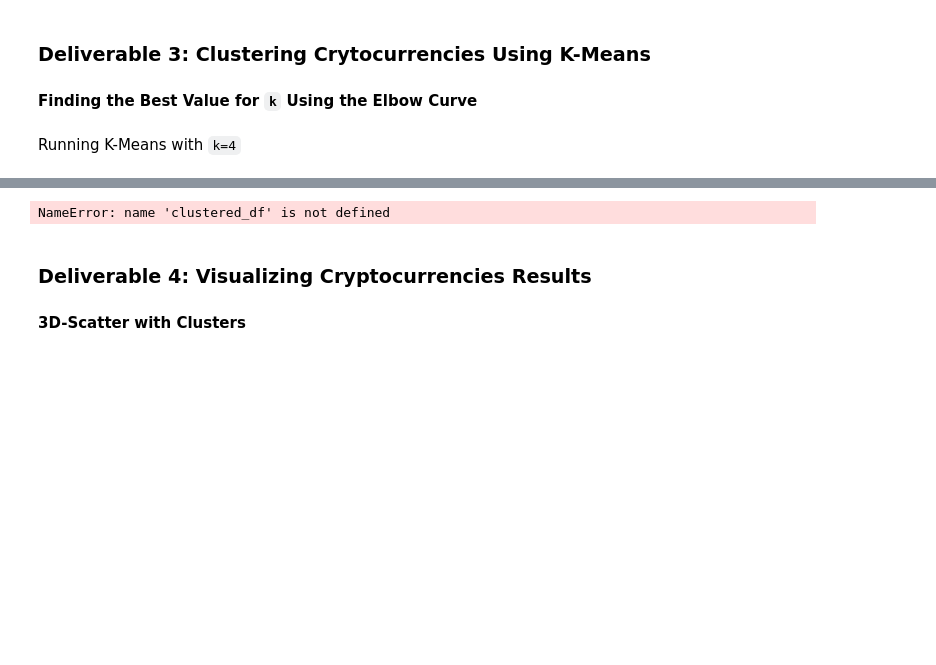
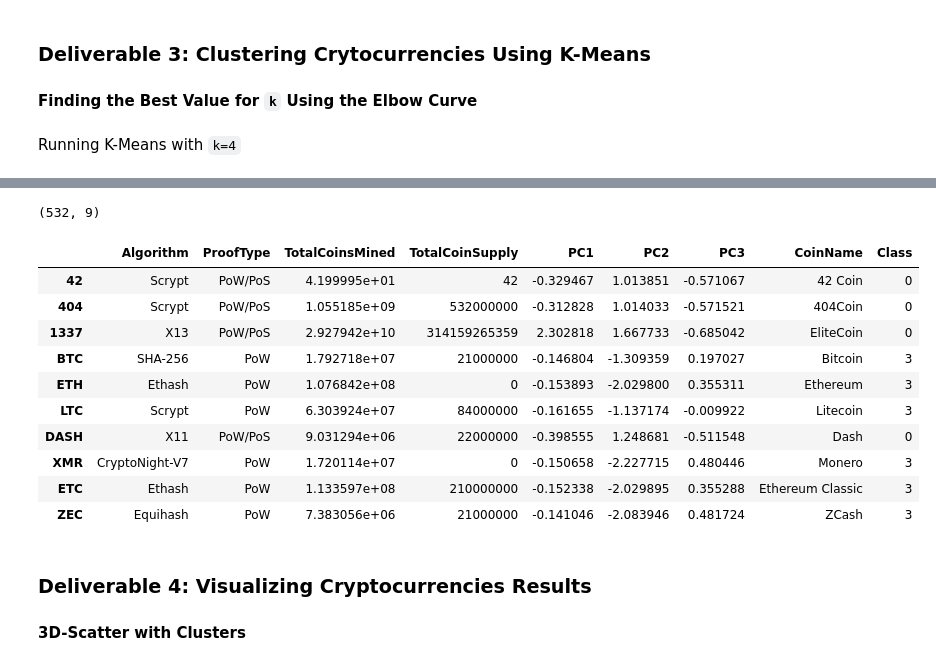
Before and after one commit to benniehana111/Cryptocurrencies, a Jupyter notebook: crypto_clustering.ipynb, the cells around one changed output, grey strips where cells are left out. Cells and saved outputs as stored; diff of their text form; code cells hidden in the pictures; blank space fills up the shorter version.

```diff
--- a/crypto_clustering.ipynb
+++ b/crypto_clustering.ipynb
@@ -240,10 +240,11 @@ for i in k:
 Running K-Means with `k=4`
 # %%
 # Initialize the K-Means model.
-# YOUR CODE HERE
+model = KMeans(n_clusters=4, random_state=0)
 
 # Fit the model
-# YOUR CODE HERE
+model.fit(pcs_df)
 
 # Predict clusters
-# YOUR CODE HERE
+predictions = model.predict(pcs_df)
+print(predictions)
@@ -250,19 +267,30 @@ Running K-Means with `k=4`
 # %%
 # Create a new DataFrame including predicted clusters and cryptocurrencies features.
 # Concatentate the crypto_df and pcs_df DataFrames on the same columns.
-# YOUR CODE HERE
+clustered_df  = pd.concat([crypto_df, pcs_df], axis=1)
 
 #  Add a new column, "CoinName" to the clustered_df DataFrame that holds the names of the cryptocurrencies.
-# YOUR CODE HERE
+clustered_df  = pd.concat([clustered_df, crypto_name_df], axis=1)
 
 #  Add a new column, "Class" to the clustered_df DataFrame that holds the predictions.
-# YOUR CODE HERE
+clustered_df["Class"] = model.labels_
 
 # Print the shape of the clustered_df
 print(clustered_df.shape)
 clustered_df.head(10)
 # %% [output]
-NameError: name 'clustered_df' is not defined
+(532, 9)
+|  | Algorithm | ProofType | TotalCoinsMined | TotalCoinSupply | PC1 | PC2 | PC3 | CoinName | Class |
+| 42 | Scrypt | PoW/PoS | 4.199995e+01 | 42 | -0.329467 | 1.013851 | -0.571067 | 42 Coin | 0 |
+| 404 | Scrypt | PoW/PoS | 1.055185e+09 | 532000000 | -0.312828 | 1.014033 | -0.571521 | 404Coin | 0 |
+| 1337 | X13 | PoW/PoS | 2.927942e+10 | 314159265359 | 2.302818 | 1.667733 | -0.685042 | EliteCoin | 0 |
+| BTC | SHA-256 | PoW | 1.792718e+07 | 21000000 | -0.146804 | -1.309359 | 0.197027 | Bitcoin | 3 |
+| ETH | Ethash | PoW | 1.076842e+08 | 0 | -0.153893 | -2.029800 | 0.355311 | Ethereum | 3 |
+| LTC | Scrypt | PoW | 6.303924e+07 | 84000000 | -0.161655 | -1.137174 | -0.009922 | Litecoin | 3 |
+| DASH | X11 | PoW/PoS | 9.031294e+06 | 22000000 | -0.398555 | 1.248681 | -0.511548 | Dash | 0 |
+| XMR | CryptoNight-V7 | PoW | 1.720114e+07 | 0 | -0.150658 | -2.227715 | 0.480446 | Monero | 3 |
+| ETC | Ethash | PoW | 1.133597e+08 | 210000000 | -0.152338 | -2.029895 | 0.355288 | Ethereum Classic | 3 |
+| ZEC | Equihash | PoW | 7.383056e+06 | 21000000 | -0.141046 | -2.083946 | 0.481724 | ZCash | 3 |
 # %% [markdown]
 ### Deliverable 4: Visualizing Cryptocurrencies Results
 
```
Also changed, not shown: parts of 2 cells of this notebook.
